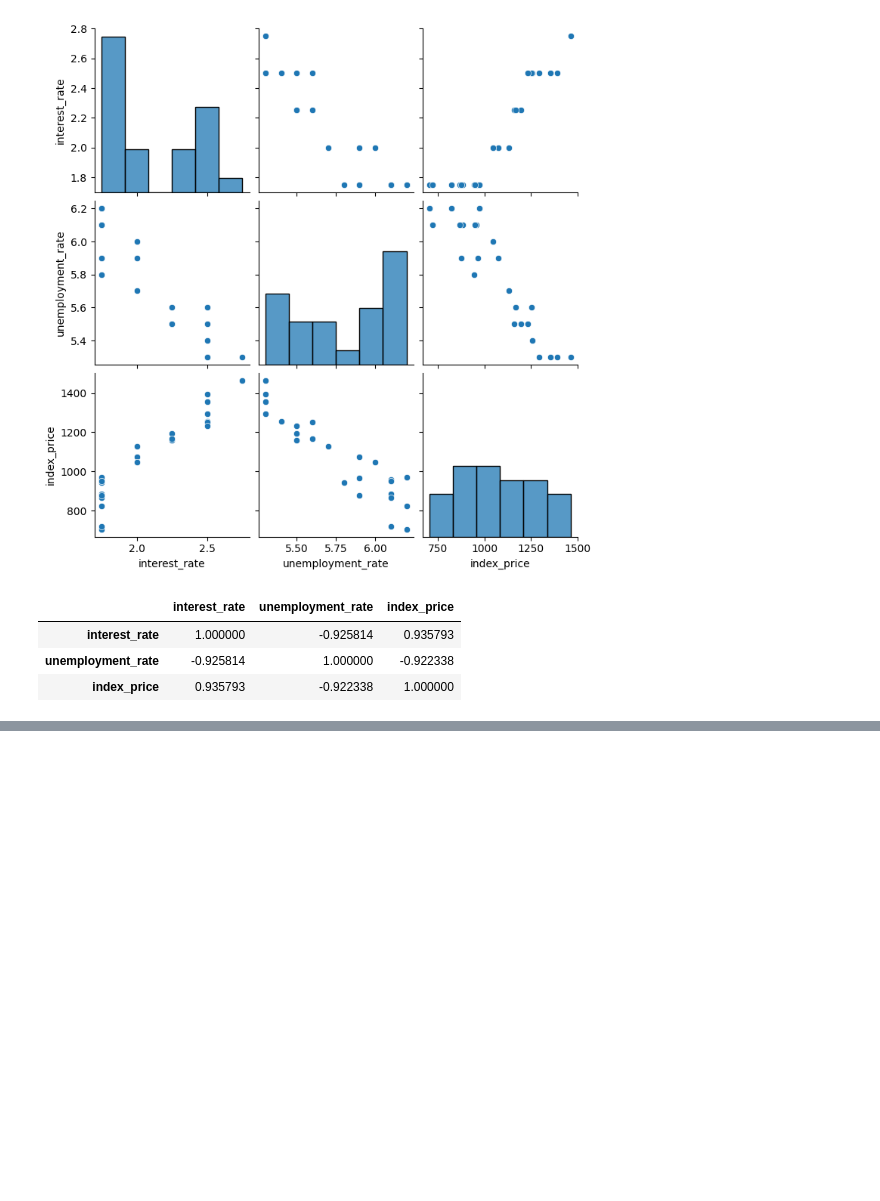
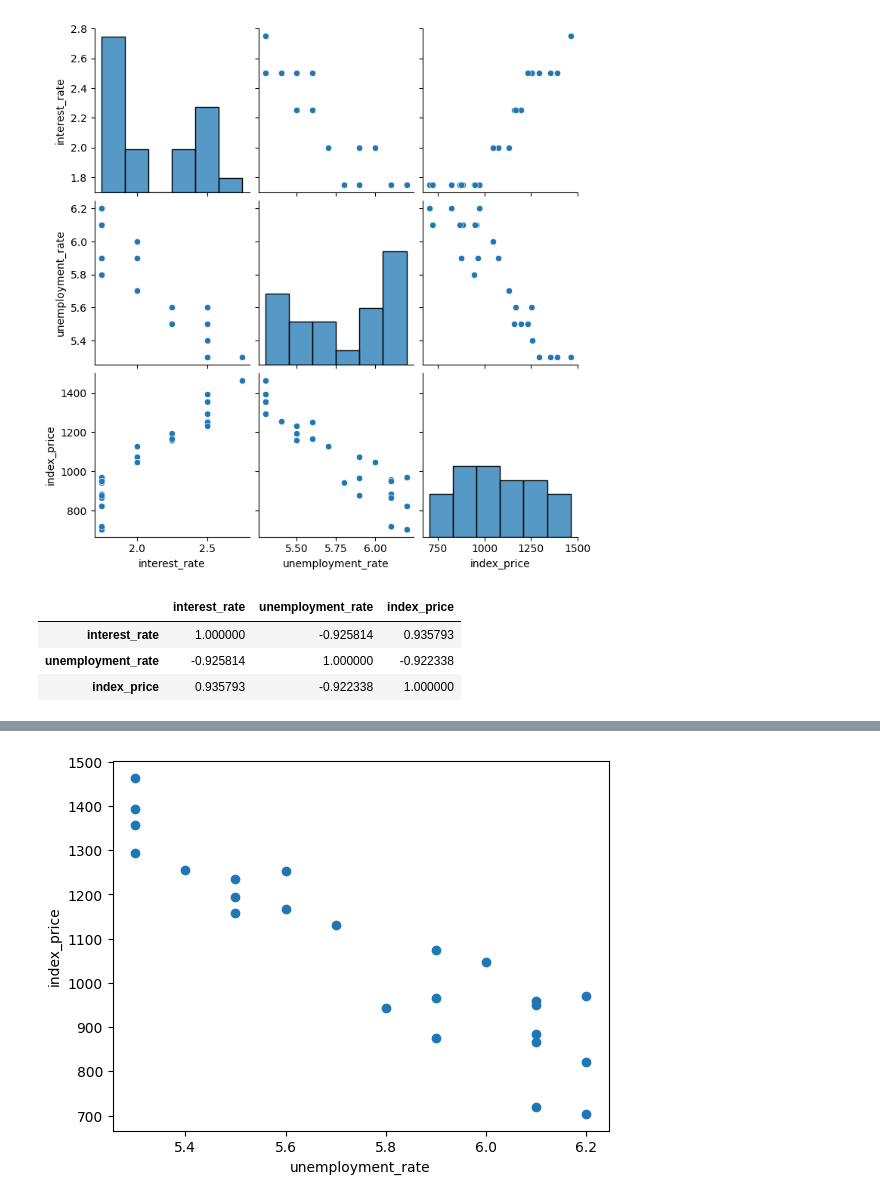
Before and after one commit to Sumit-Avasthi/Machine-Learning, a Jupyter notebook: Multi_Linear_Regression.ipynb, the cells around one changed output, grey strips where cells are left out. Drawn from its saved outputs; the diff is of its cells as text; code cells hidden in the pictures; blank space fills up the shorter version.

```diff
--- a/Multi_Linear_Regression.ipynb
+++ b/Multi_Linear_Regression.ipynb
@@ -43,0 +51,7 @@ df.corr()
+# %%
+plt.scatter(df['unemployment_rate'],df['index_price'])
+plt.xlabel('unemployment_rate')
+plt.ylabel('index_price')
+plt.show()
+# %% [output]
+[figure, added]
```
Also changed, not shown: parts of 1 cell of this notebook.
